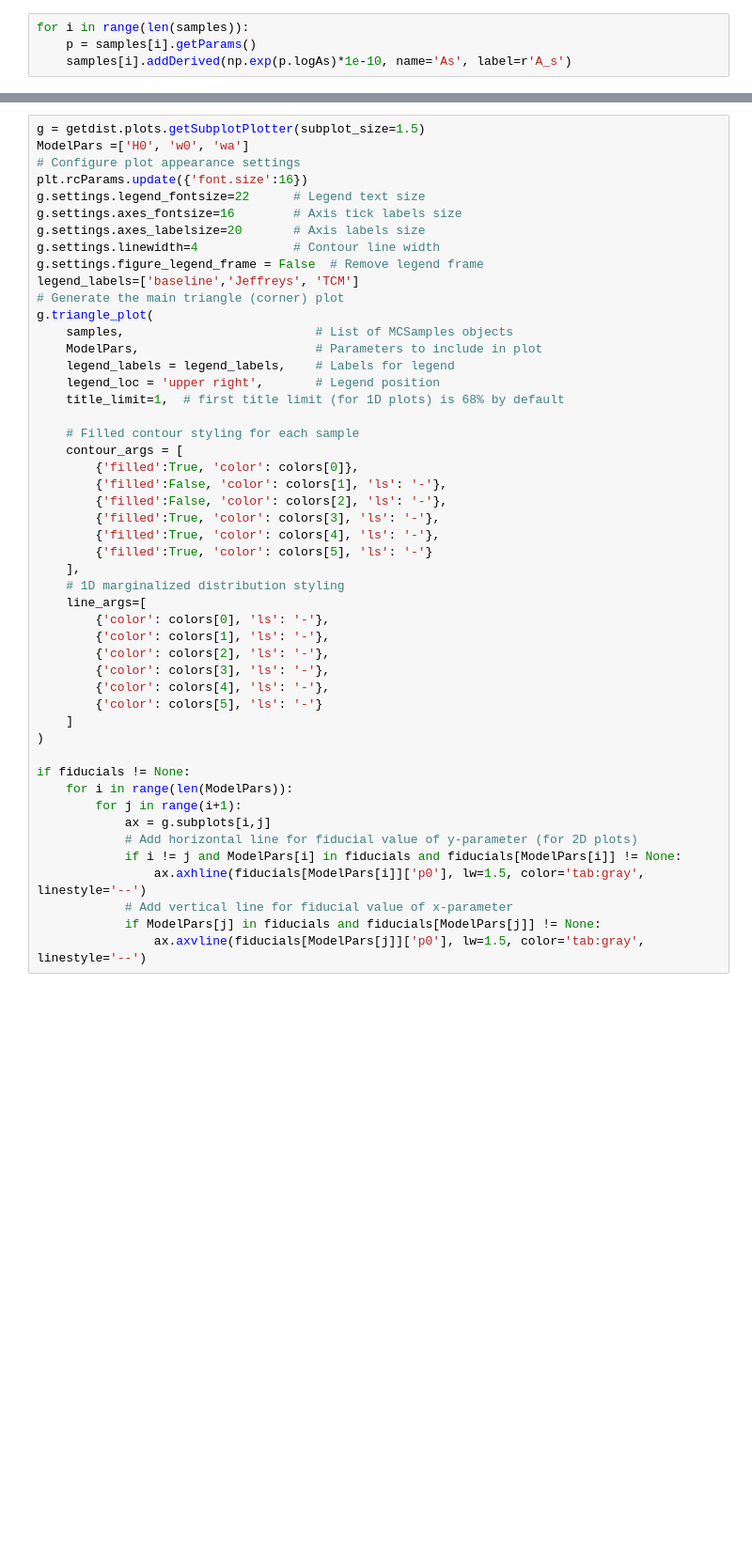
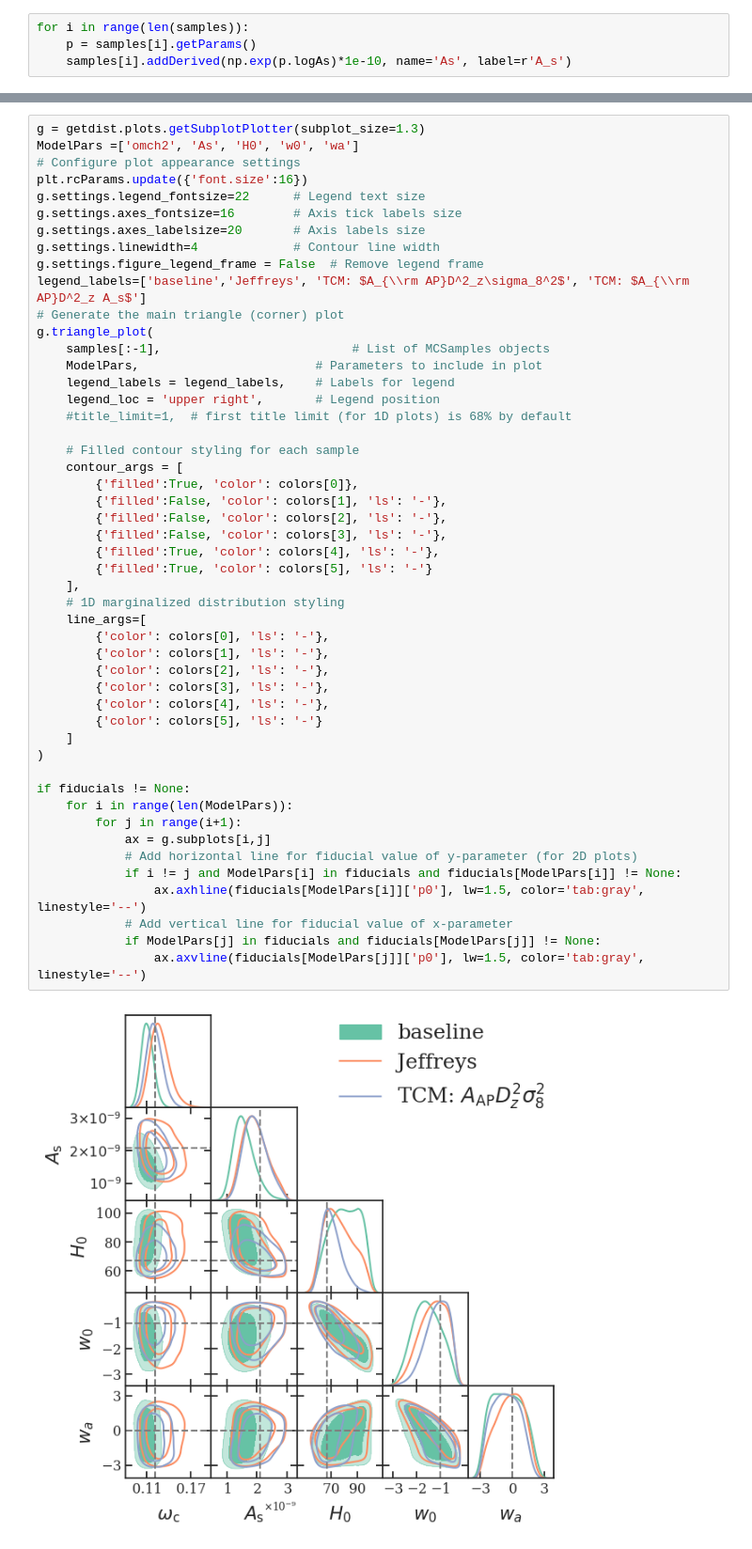
Before and after one commit to MariaTsedrik/playground_th1, a Jupyter notebook: scripts/plotting/posteriors_spectro.ipynb, the cells around one changed output, grey strips where cells are left out. Shown at 94% size. Drawn from its saved outputs; the diff is of its cells as text; blank space fills up the shorter version.

```diff
--- a/scripts/plotting/posteriors_spectro.ipynb
+++ b/scripts/plotting/posteriors_spectro.ipynb
@@ -475,6 +551,6 @@ if fiducials != None:
 # %%
-g = getdist.plots.getSubplotPlotter(subplot_size=1.5)
-ModelPars =['H0', 'w0', 'wa']
+g = getdist.plots.getSubplotPlotter(subplot_size=1.3)
+ModelPars =['omch2', 'As', 'H0', 'w0', 'wa']
 # Configure plot appearance settings
 plt.rcParams.update({'font.size':16})
 g.settings.legend_fontsize=22      # Legend text size
@@ -482,42 +558,44 @@ g.settings.axes_fontsize=16        # Axis tick labels size
 g.settings.axes_labelsize=20       # Axis labels size
 g.settings.linewidth=4             # Contour line width
 g.settings.figure_legend_frame = False  # Remove legend frame
-legend_labels=['baseline','Jeffreys', 'TCM']
+legend_labels=['baseline','Jeffreys', 'TCM: $A_{\\rm AP}D^2_z\sigma_8^2$', 'TCM: $A_{\\rm AP}D^2_z A_s$']
 # Generate the main triangle (corner) plot
 g.triangle_plot(
-    samples,                          # List of MCSamples objects
+    samples[:-1],                          # List of MCSamples objects
     ModelPars,                        # Parameters to include in plot
     legend_labels = legend_labels,    # Labels for legend
     legend_loc = 'upper right',       # Legend position
-    title_limit=1,  # first title limit (for 1D plots) is 68% by default
+    #title_limit=1,  # first title limit (for 1D plots) is 68% by default
 
     # Filled contour styling for each sample
     contour_args = [
         {'filled':True, 'color': colors[0]},
         {'filled':False, 'color': colors[1], 'ls': '-'},
         {'filled':False, 'color': colors[2], 'ls': '-'},
-        {'filled':True, 'color': colors[3], 'ls': '-'},
+        {'filled':False, 'color': colors[3], 'ls': '-'},
         {'filled':True, 'color': colors[4], 'ls': '-'},
         {'filled':True, 'color': colors[5], 'ls': '-'}
     ],
     # 1D marginalized distribution styling
     line_args=[
         {'color': colors[0], 'ls': '-'},
         {'color': colors[1], 'ls': '-'},
         {'color': colors[2], 'ls': '-'},
         {'color': colors[3], 'ls': '-'},
         {'color': colors[4], 'ls': '-'},
         {'color': colors[5], 'ls': '-'}
     ]
 )
 
 if fiducials != None:
     for i in range(len(ModelPars)):
         for j in range(i+1):
             ax = g.subplots[i,j]
             # Add horizontal line for fiducial value of y-parameter (for 2D plots)
             if i != j and ModelPars[i] in fiducials and fiducials[ModelPars[i]] != None:
                 ax.axhline(fiducials[ModelPars[i]]['p0'], lw=1.5, color='tab:gray', linestyle='--')
             # Add vertical line for fiducial value of x-parameter
             if ModelPars[j] in fiducials and fiducials[ModelPars[j]] != None:
                 ax.axvline(fiducials[ModelPars[j]]['p0'], lw=1.5, color='tab:gray', linestyle='--')
+# %% [output]
+[figure, added]
```
Also changed, not shown: parts of 7 cells of this notebook, 7 other files.
